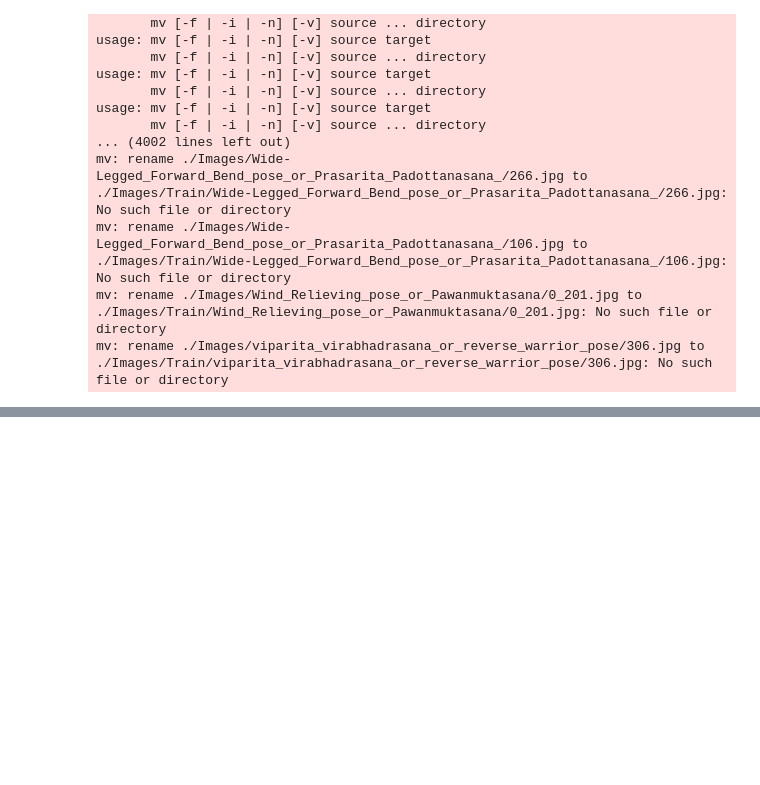
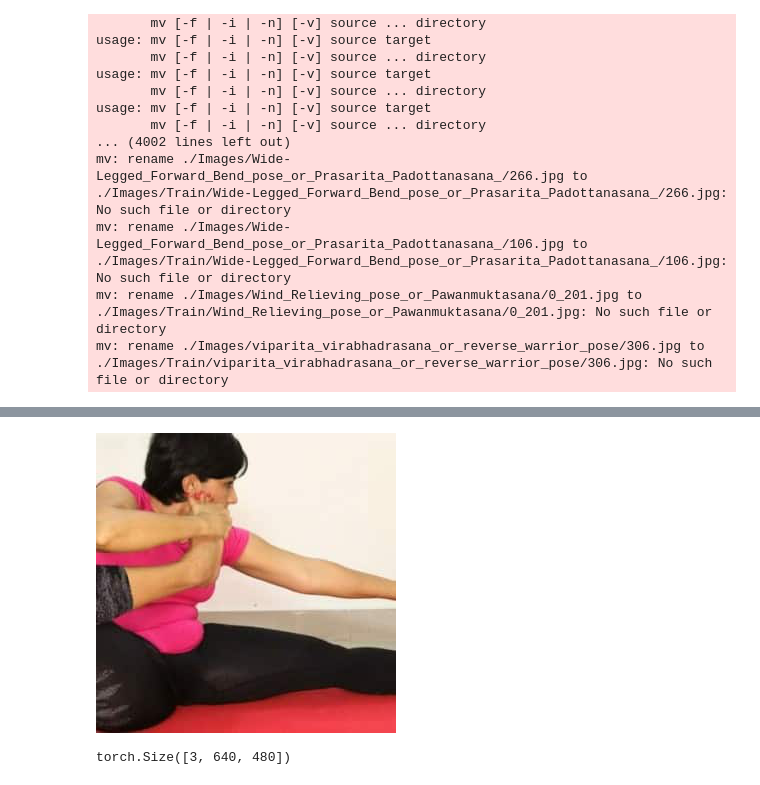
Before and after one commit to michaeldfutch/cs7643-project, a Jupyter notebook: Data download.ipynb, the cells around one changed output, grey strips where cells are left out. Cells and saved outputs as stored; diff of their text form; code cells hidden in the pictures; blank space fills up the shorter version.

Commit message:
set up training notebook

```diff
--- a/Data download.ipynb
+++ b/Data download.ipynb
@@ -590,0 +591,5 @@ libpng warning: iCCP: known incorrect sRGB profile
+# %%
+import PIL
+img = PIL.Image.open('./Images/Train/Akarna_Dhanurasana/64.jpg')
+# %% [output]
+[figure, added]
@@ -590,0 +598,4 @@ libpng warning: iCCP: known incorrect sRGB profile
+# %%
+x.shape
+# %% [output]
+torch.Size([3, 640, 480])
```
Also changed, not shown: parts of 2 cells of this notebook, 7 other files.
